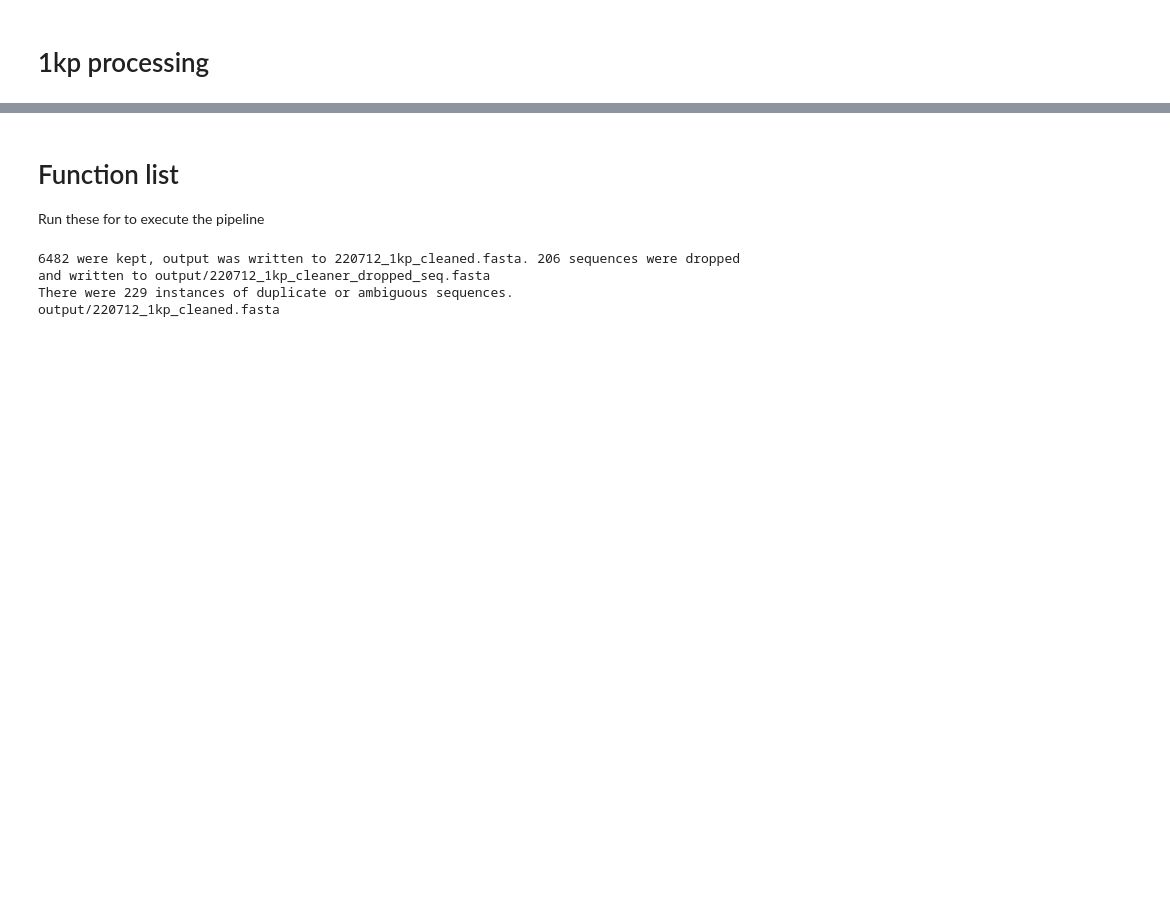
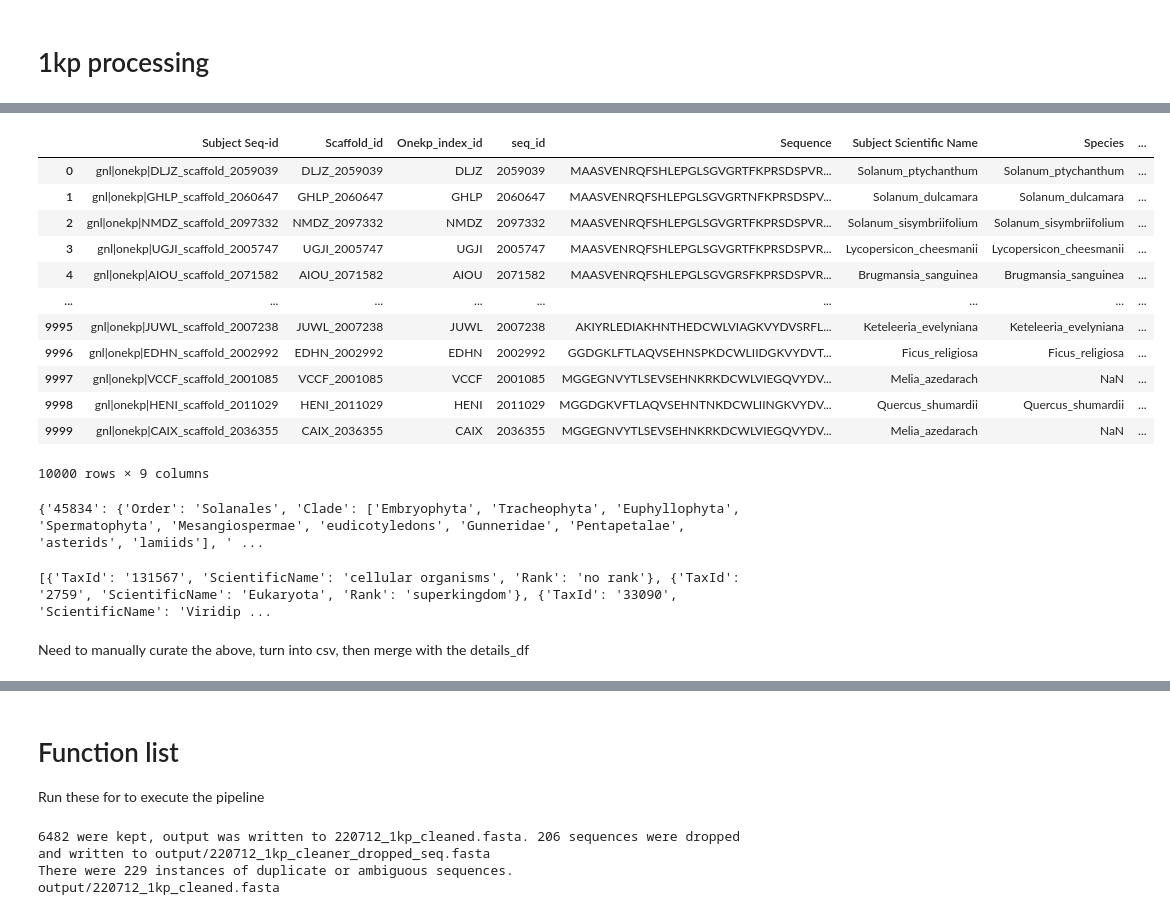
Before and after one commit to mattmorts-sci/PR, a Jupyter notebook: PR_pipline.ipynb, the cells around one changed output, grey strips where cells are left out. Drawn from its saved outputs; the diff is of its cells as text; code cells hidden in the pictures; blank space fills up the shorter version.

```diff
--- a/PR_pipline.ipynb
+++ b/PR_pipline.ipynb
@@ -247,0 +208,20 @@ with open(f'output/{DATE}_NR_1kp_formatted.fasta', 'w') as form: # Creates a fas
+# %%
+tax_data = pd.read_csv('source_data/220825_species_taxonomy.csv')
+tax = tax_data[['Onekp_index_id', 'Species', 'Description', 'Order']]
+onekp_df = pd.merge(scaffold_df, tax, how = 'left', on = 'Onekp_index_id')
+# %%
+onekp_df
+# %% [output]
+|  | Subject Seq-id | Scaffold_id | Onekp_index_id | seq_id | Sequence | Subject Scientific Name | Species | ... |
+| 0 | gnl|onekp|DLJZ_scaffold_2059039 | DLJZ_2059039 | DLJZ | 2059039 | MAASVENRQFSHLEPGLSGVGRTFKPRSDSPVR... | Solanum_ptychanthum | Solanum_ptychanthum | ... |
+| 1 | gnl|onekp|GHLP_scaffold_2060647 | GHLP_2060647 | GHLP | 2060647 | MAASVENRQFSHLEPGLSGVGRTNFKPRSDSPV... | Solanum_dulcamara | Solanum_dulcamara | ... |
+| 2 | gnl|onekp|NMDZ_scaffold_2097332 | NMDZ_2097332 | NMDZ | 2097332 | MAASVENRQFSHLEPGLSGVGRTFKPRSDSPVR... | Solanum_sisymbriifolium | Solanum_sisymbriifolium | ... |
+| 3 | gnl|onekp|UGJI_scaffold_2005747 | UGJI_2005747 | UGJI | 2005747 | MAASVENRQFSHLEPGLSGVGRTFKPRSDSPVR... | Lycopersicon_cheesmanii | Lycopersicon_cheesmanii | ... |
+| 4 | gnl|onekp|AIOU_scaffold_2071582 | AIOU_2071582 | AIOU | 2071582 | MAASVENRQFSHLEPGLSGVGRSFKPRSDSPVR... | Brugmansia_sanguinea | Brugmansia_sanguinea | ... |
+| ... | ... | ... | ... | ... | ... | ... | ... | ... |
+| 9995 | gnl|onekp|JUWL_scaffold_2007238 | JUWL_2007238 | JUWL | 2007238 | AKIYRLEDIAKHNTHEDCWLVIAGKVYDVSRFL... | Keteleeria_evelyniana | Keteleeria_evelyniana | ... |
+| 9996 | gnl|onekp|EDHN_scaffold_2002992 | EDHN_2002992 | EDHN | 2002992 | GGDGKLFTLAQVSEHNSPKDCWLIIDGKVYDVT... | Ficus_religiosa | Ficus_religiosa | ... |
+| 9997 | gnl|onekp|VCCF_scaffold_2001085 | VCCF_2001085 | VCCF | 2001085 | MGGEGNVYTLSEVSEHNKRKDCWLVIEGQVYDV... | Melia_azedarach | NaN | ... |
+| 9998 | gnl|onekp|HENI_scaffold_2011029 | HENI_2011029 | HENI | 2011029 | MGGDGKVFTLAQVSEHNTNKDCWLIINGKVYDV... | Quercus_shumardii | Quercus_shumardii | ... |
+| 9999 | gnl|onekp|CAIX_scaffold_2036355 | CAIX_2036355 | CAIX | 2036355 | MGGEGNVYTLSEVSEHNKRKDCWLVIEGQVYDV... | Melia_azedarach | NaN | ... |
+10000 rows × 9 columns
@@ -247,0 +237,60 @@ with open(f'output/{DATE}_NR_1kp_formatted.fasta', 'w') as form: # Creates a fas
+# %%
+# Using Biopython NCBI Entrez utility, query all Subject Taxonomy ID
+# in the list and return the taxonomic rankings. Will require manual
+# curation
+
+tax_results = {}
+
+id_lst = [45834, 2801, 41880]
+
+with open("220826_NCBI_nr_taxId.txt", 'w') as doc:
+    for id in id_lst:
+        handle = Entrez.efetch(db='taxonomy', id=id, retmode='xml')
+        record = Entrez.read(handle, validate=False)
+        handle.close()
+
+        tax_list = record[0]['LineageEx']
+        clade = []
+        tax_results[str(id)] = {}
+
+        order_check = False
+        clade_check = False
+
+        for tax_element in tax_list:
+            if tax_element['Rank'] == 'phylum':
+                tax_results[str(id)]['Phylum'] = tax_element['ScientificName']
+            if 'order' in tax_element['Rank']:
+                if tax_element['Rank'] == 'order':
+                    tax_results[str(id)]['Order'] = tax_element['ScientificName']
+                    order_check = True
+
+
+            if 'clade' in tax_element['Rank']:
+                if tax_element['Rank'] == 'clade':
+                    clade.append(tax_element['ScientificName'])
+                    tax_results[str(id)]['Clade'] = clade
+                    clade_check = True
+
+
+            if order_check is False:
+                   tax_results[str(id)]['Order'] = 'NaN'
+
+            if clade_check is False:
+                tax_results[str(id)]['Clade'] = ['NaN']
+
+    print(tax_results)
+    print('\n')
+
+
+        #     doc.write(f"{tax_element['ScientificName']}\t")
+
+        # doc.write(f'{id}\t')
+        # doc.write('\n')
+# %% [output]
+{'45834': {'Order': 'Solanales', 'Clade': ['Embryophyta', 'Tracheophyta', 'Euphyllophyta', 'Spermatophyta', 'Mesangiospermae', 'eudicotyledons', 'Gunneridae', 'Pentapetalae', 'asterids', 'lamiids'], ' ...
+# %%
+print(tax_list)
+# %% [output]
+[{'TaxId': '131567', 'ScientificName': 'cellular organisms', 'Rank': 'no rank'}, {'TaxId': '2759', 'ScientificName': 'Eukaryota', 'Rank': 'superkingdom'}, {'TaxId': '33090', 'ScientificName': 'Viridip ...
+# %% [markdown]
+Need to manually curate the above, turn into csv, then merge with the details_df
```
Also changed, not shown: parts of 24 cells of this notebook, 3 other files.
